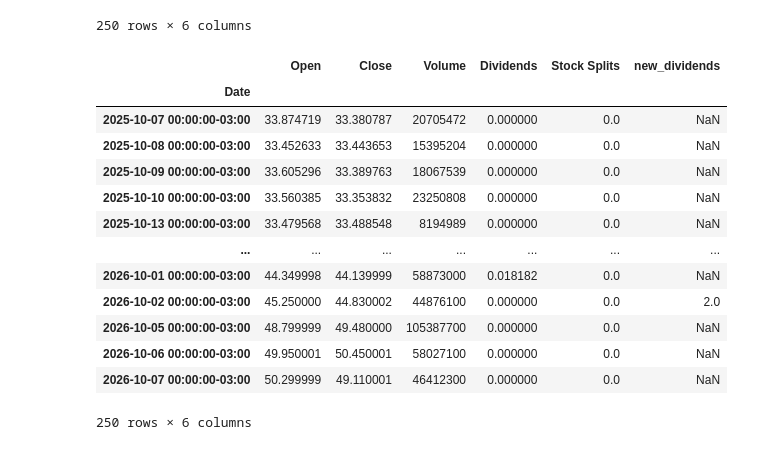
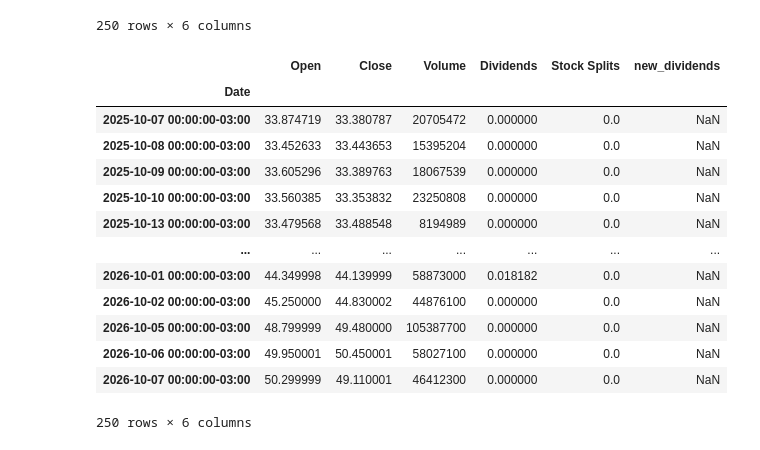
Before and after one commit to NicholasTeixeira/Descomplica--Analise-de-Dados-, a Jupyter notebook: praticando.ipynb, the cells around one changed output. Drawn from its saved outputs; the diff is of its cells as text; code cells hidden in the pictures.

Commit message:
refactor: update date filter for dividend distribution mapping

```diff
--- a/praticando.ipynb
+++ b/praticando.ipynb
@@ -179,19 +179,19 @@ df
 | 2026-10-07 00:00:00-03:00 | 50.299999 | 49.110001 | 46412300 | 0.000000 | 0.0 | 2.0 |
 250 rows × 6 columns
 # %%
-df['new_dividends'] = data['Dividends'].map({0:2.00}).where(data.index == '2026-10-02')
+df['new_dividends'] = data['Dividends'].map({0:2.00}).where(data.index == '2026-09-02')
 df
 # %% [output]
 |  | Open | Close | Volume | Dividends | Stock Splits | new_dividends |
 | Date |  |  |  |  |  |  |
 | 2025-10-07 00:00:00-03:00 | 33.874719 | 33.380787 | 20705472 | 0.000000 | 0.0 | NaN |
 | 2025-10-08 00:00:00-03:00 | 33.452633 | 33.443653 | 15395204 | 0.000000 | 0.0 | NaN |
 | 2025-10-09 00:00:00-03:00 | 33.605296 | 33.389763 | 18067539 | 0.000000 | 0.0 | NaN |
 | 2025-10-10 00:00:00-03:00 | 33.560385 | 33.353832 | 23250808 | 0.000000 | 0.0 | NaN |
 | 2025-10-13 00:00:00-03:00 | 33.479568 | 33.488548 | 8194989 | 0.000000 | 0.0 | NaN |
 | ... | ... | ... | ... | ... | ... | ... |
 | 2026-10-01 00:00:00-03:00 | 44.349998 | 44.139999 | 58873000 | 0.018182 | 0.0 | NaN |
-| 2026-10-02 00:00:00-03:00 | 45.250000 | 44.830002 | 44876100 | 0.000000 | 0.0 | 2.0 |
+| 2026-10-02 00:00:00-03:00 | 45.250000 | 44.830002 | 44876100 | 0.000000 | 0.0 | NaN |
 | 2026-10-05 00:00:00-03:00 | 48.799999 | 49.480000 | 105387700 | 0.000000 | 0.0 | NaN |
 | 2026-10-06 00:00:00-03:00 | 49.950001 | 50.450001 | 58027100 | 0.000000 | 0.0 | NaN |
 | 2026-10-07 00:00:00-03:00 | 50.299999 | 49.110001 | 46412300 | 0.000000 | 0.0 | NaN |
```
